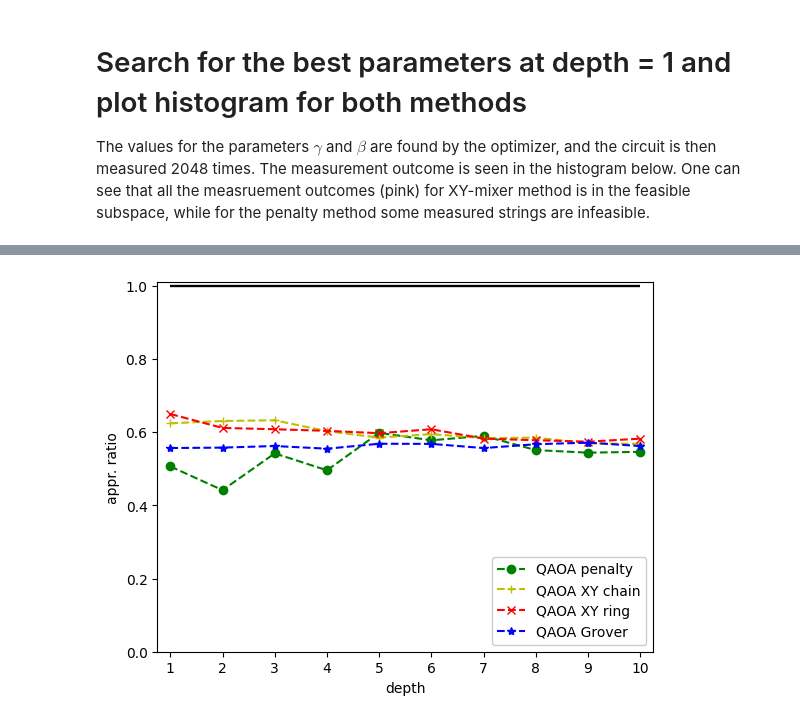
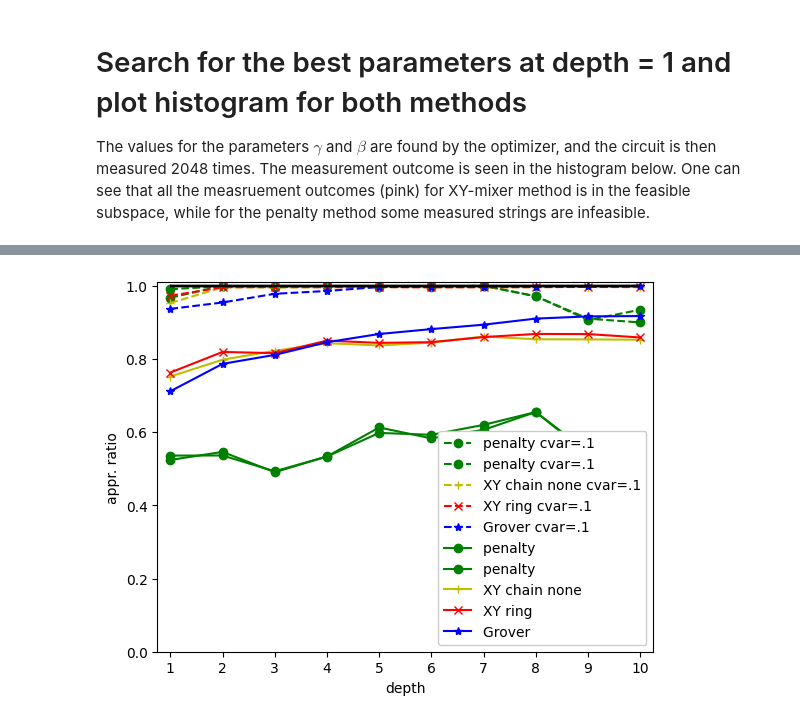
Before and after one commit to OpenQuantumComputing/QAOA, a Jupyter notebook: examples/PortfolioOptimization/PortOpt.ipynb, the cells around one changed output, grey strips where cells are left out. Cells and saved outputs as stored; diff of their text form; code cells hidden in the pictures.

```diff
--- a/examples/PortfolioOptimization/PortOpt.ipynb
+++ b/examples/PortfolioOptimization/PortOpt.ipynb
@@ -20,8 +21,10 @@ import itertools
 number_of_assets = 12
 budget = 4
 
-filename = os.path.join("data", "qiskit_finance_seeds.npz") #filename of file containing time series of
-                                                            #non-crashing stocks.
+filename = os.path.join(
+    "data", "qiskit_finance_seeds.npz"
+)  # filename of file containing time series of
+# non-crashing stocks.
 seeds = np.load(filename)
 assets = AssetData(number_of_assets, seed=seeds[str(number_of_assets)][132])
 
@@ -141,9 +152,10 @@ plot_E(qaoa_Grover)
 # Search for the best parameters at depth = 1 and plot histogram for both methods
 The values for the parameters $\gamma$ and $\beta$ are found by the optimizer, and the circuit is then measured 2048 times. The measurement outcome is seen in the histogram below. One can see that all the measruement outcomes (pink) for XY-mixer method is in the feasible subspace, while for the penalty method some measured strings are infeasible.
 # %%
-maxdepth=10
-qaoa_penalty.optimize(depth=maxdepth)
-qaoa_XYmixer_chain.optimize(depth=maxdepth)
-qaoa_XYmixer_ring.optimize(depth=maxdepth)
-qaoa_Grover.optimize(depth=maxdepth)
+maxdepth = 10
+for cvar in [0.1, 1]:
+    qaoa_penalty[cvar].optimize(depth=maxdepth)
+    qaoa_XYmixer_chain[cvar].optimize(depth=maxdepth)
+    qaoa_XYmixer_ring[cvar].optimize(depth=maxdepth)
+    qaoa_Grover[cvar].optimize(depth=maxdepth)
 # %% [output]
@@ -167,4 +179,4 @@ qaoa_Grover.optimize(depth=maxdepth)
 # %%
-min_cost, max_cost = qaoa_penalty.problem.computeMinMaxCosts()
+min_cost, max_cost = qaoa_penalty[1].problem.computeMinMaxCosts()
 min_cost, max_cost
 # %% [output]
@@ -172,9 +186,62 @@ min_cost, max_cost
 # %%
-shots=1024
-fig=pl.figure()
-plot_Exp(qaoa_penalty, maxdepth, mincost=min_cost, maxcost=max_cost, label="QAOA penalty", style="o--g",fig=fig, shots=shots)
-plot_Exp(qaoa_XYmixer_chain, maxdepth, mincost=min_cost, maxcost=max_cost, label="QAOA XY chain", style="+--y",fig=fig, shots=shots)
-plot_Exp(qaoa_XYmixer_ring, maxdepth, mincost=min_cost, maxcost=max_cost, label="QAOA XY ring", style="x--r",fig=fig, shots=shots)
-plot_Exp(qaoa_Grover, maxdepth, mincost=min_cost, maxcost=max_cost, label="QAOA Grover", style="*--b",fig=fig, shots=shots)
+shots = 1024
+fig = pl.figure()
+for cvar in [0.1, 1]:
+    if cvar == 1:
+        ls = "-"
+        la = " "
+    else:
+        ls = "--"
+        la = " cvar=.1"
+    plot_ApproximationRatio(
+        qaoa_penalty[cvar],
+        maxdepth,
+        mincost=min_cost,
+        maxcost=max_cost,
+        label="penalty" + la,
+        style="og" + ls,
+        fig=fig,
+        shots=shots,
+    )
+    plot_ApproximationRatio(
+        qaoa_penalty[cvar],
+        maxdepth,
+        mincost=min_cost,
+        maxcost=max_cost,
+        label="penalty" + la,
+        style="og" + ls,
+        fig=fig,
+        shots=shots,
+    )
+    plot_ApproximationRatio(
+        qaoa_XYmixer_chain[cvar],
+        maxdepth,
+        mincost=min_cost,
+        maxcost=max_cost,
+        label="XY chain none" + la,
+        style="+y" + ls,
+        fig=fig,
+        shots=shots,
+    )
+    plot_ApproximationRatio(
+        qaoa_XYmixer_ring[cvar],
+        maxdepth,
+        mincost=min_cost,
+        maxcost=max_cost,
+        label="XY ring" + la,
+        style="xr" + ls,
+        fig=fig,
+        shots=shots,
+    )
+    plot_ApproximationRatio(
+        qaoa_Grover[cvar],
+        maxdepth,
+        mincost=min_cost,
+        maxcost=max_cost,
+        label="Grover" + la,
+        style="*b" + ls,
+        fig=fig,
+        shots=shots,
+    )
 # %% [output]
-[figure, old version]
+[figure, new version]
```
Also changed, not shown: parts of 20 cells of this notebook, 10 other files.
